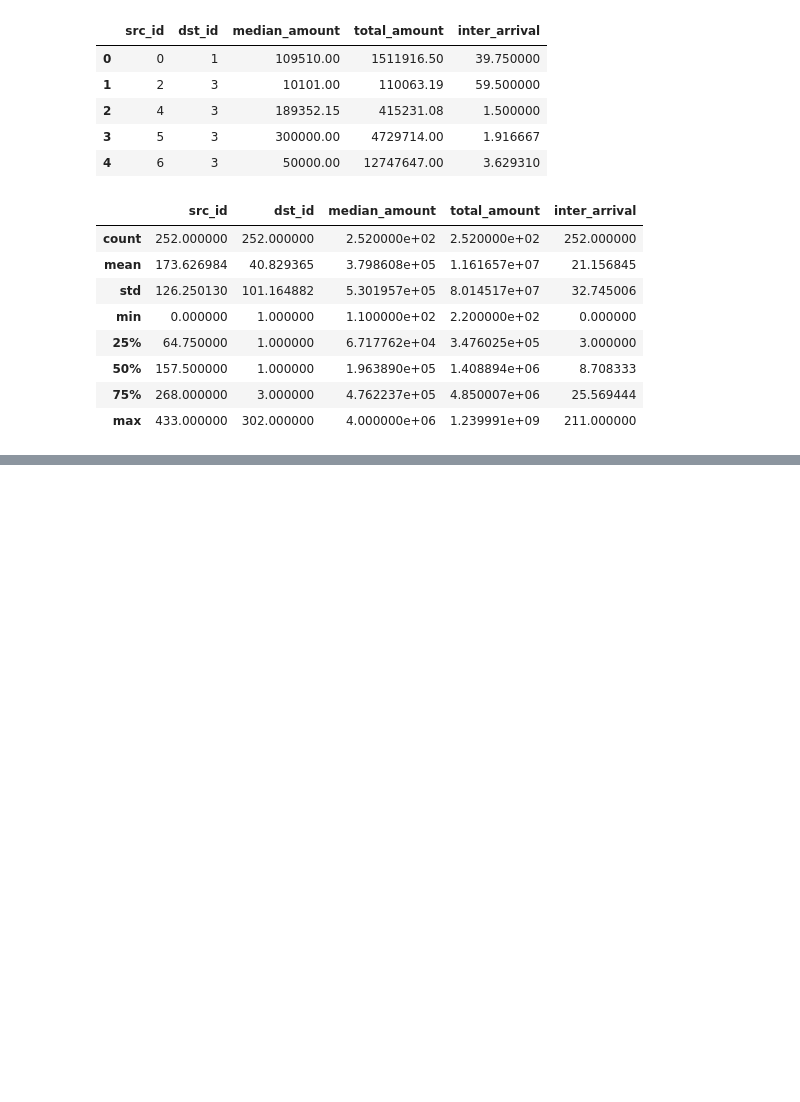
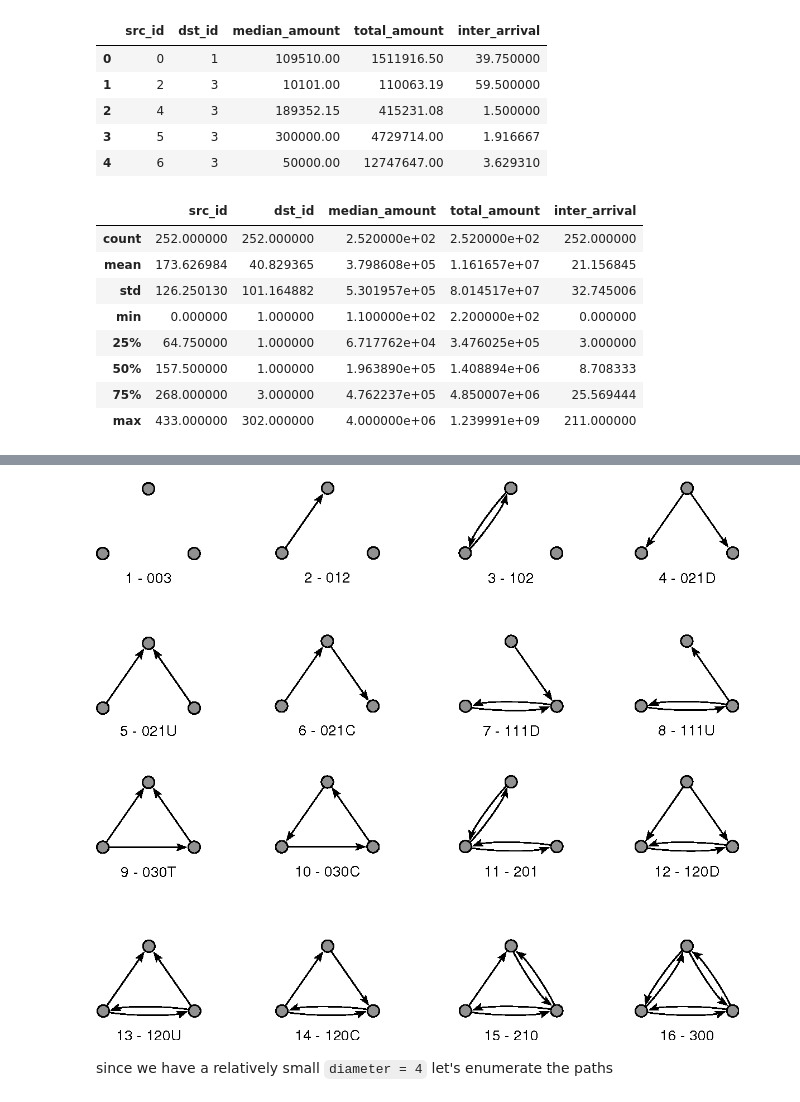
Before and after one commit to DerwenAI/kleptosyn, a Jupyter notebook: occrp.ipynb, the cells around one changed output, grey strips where cells are left out. Drawn from its saved outputs; the diff is of its cells as text; code cells hidden in the pictures; blank space fills up the shorter version.

Commit message:
updated graph analytics on OCCRP data

```diff
--- a/occrp.ipynb
+++ b/occrp.ipynb
@@ -253,0 +370,7 @@ df_summary.describe()
+# %%
+from IPython import display
+display.Image("https://figures.semanticscholar.org/6ebe86cdf25f3b58dd98dd9c1c00c3f5c2491734/2-Figure1-1.png")
+# %% [output]
+[figure, added]
+# %% [markdown]
+since we have a relatively small `diameter = 4` let's enumerate the paths
```
Also changed, not shown: parts of 22 cells of this notebook, 3 other files.
